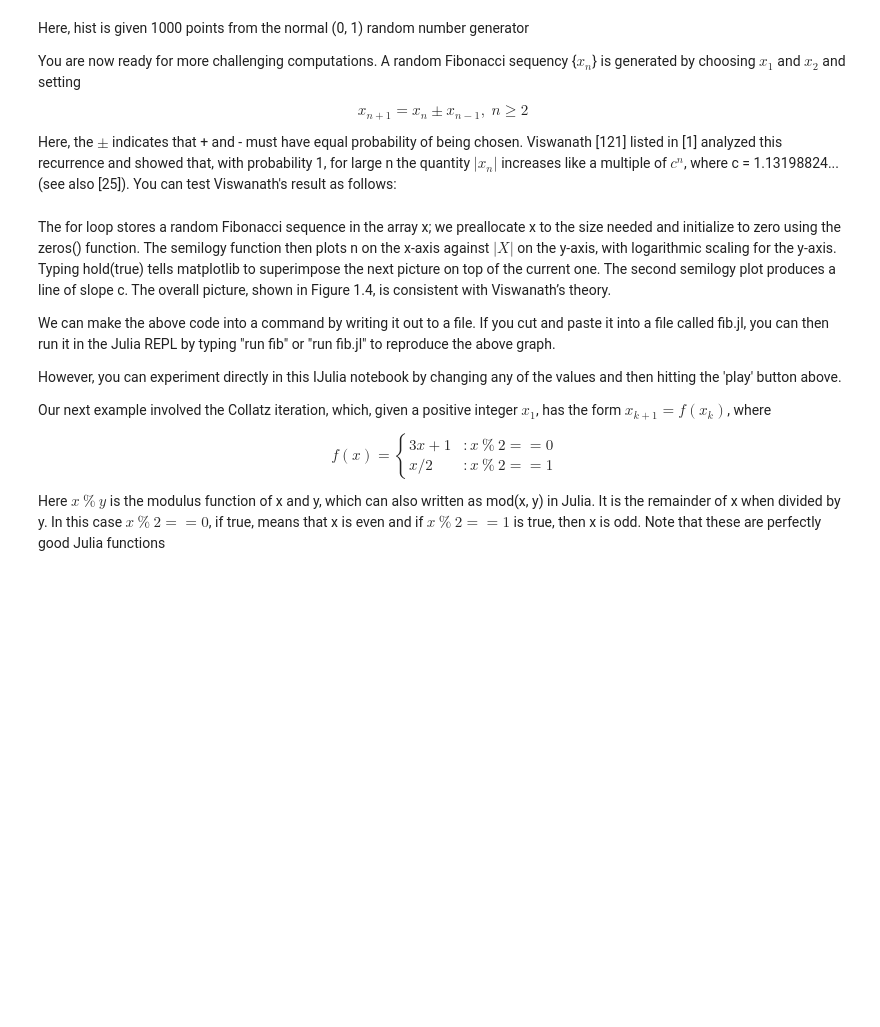
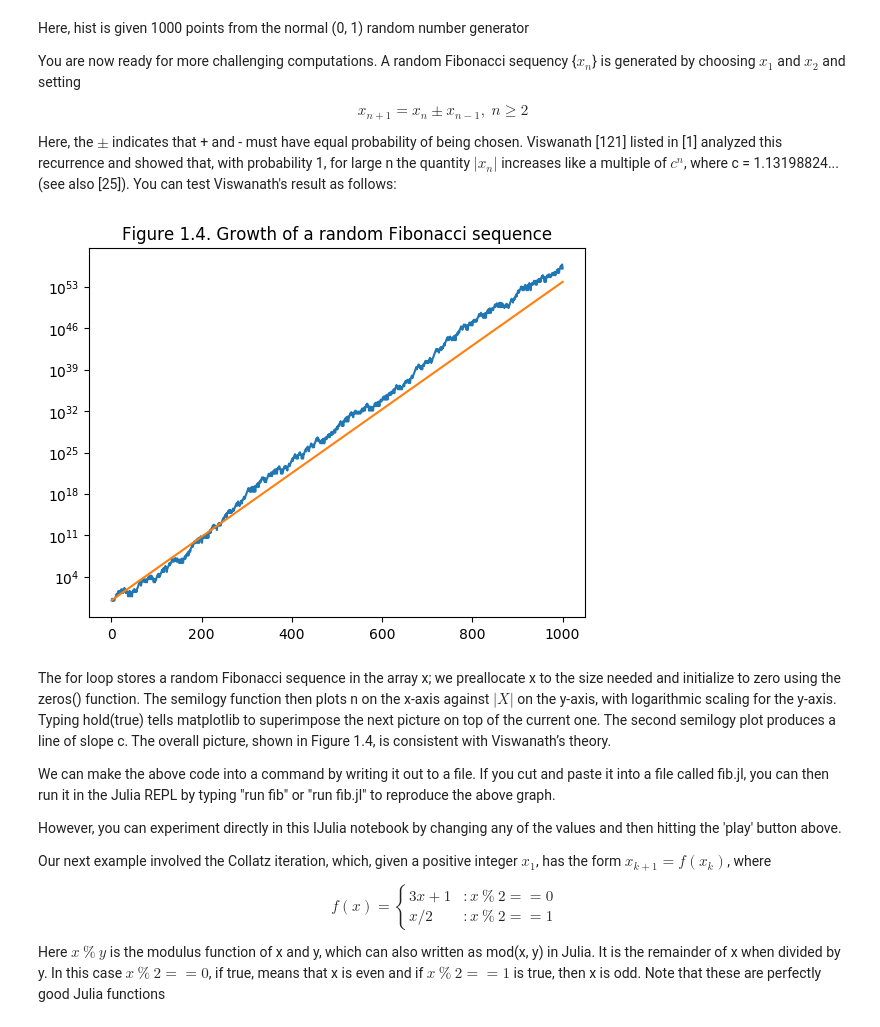
Before and after one commit to macd/dbm_notebooks, a Jupyter notebook: julia_chap1_matlab_guide.ipynb, the cells around one changed output. Drawn from its saved outputs; the diff is of its cells as text; code cells hidden in the pictures; blank space fills up the shorter version.

```diff
--- a/julia_chap1_matlab_guide.ipynb
+++ b/julia_chap1_matlab_guide.ipynb
@@ -354,22 +375,24 @@ Here, the $\pm$ indicates that + and - must have equal probability of being chos
 # %%
 # Random Fibonacci sequence
 using PyPlot
 
 srand(100)
 m = 1000
 
 x = zeros(m)
 x[1:2] = [1 2]
 for n in 2:m-1
     x[n + 1] = x[n] + sign(rand() - 0.5) * x[n - 1]
 end
 
-semilogy(1:m, abs(x))
+semilogy(1:m, abs.(x))
 c = 1.13198824
 hold(true)
 semilogy(1:m, c .^ (1:m))
 title("Figure 1.4. Growth of a random Fibonacci sequence")
 hold(false)
+# %% [output]
+[figure, added]
 # %% [markdown]
 The for loop stores a random Fibonacci sequence in the array x; we preallocate x to the size needed and initialize to zero using the zeros() function. The semilogy function then plots n on the x-axis against $|X|$ on the y-axis, with logarithmic scaling for the y-axis. Typing hold(true) tells matplotlib to superimpose the next picture on top of the current one. The second semilogy plot produces a line of slope c. The overall picture, shown in Figure 1.4, is consistent with Viswanath’s theory.
 
```
Also changed, not shown: parts of 28 cells of this notebook, 1 other file.
